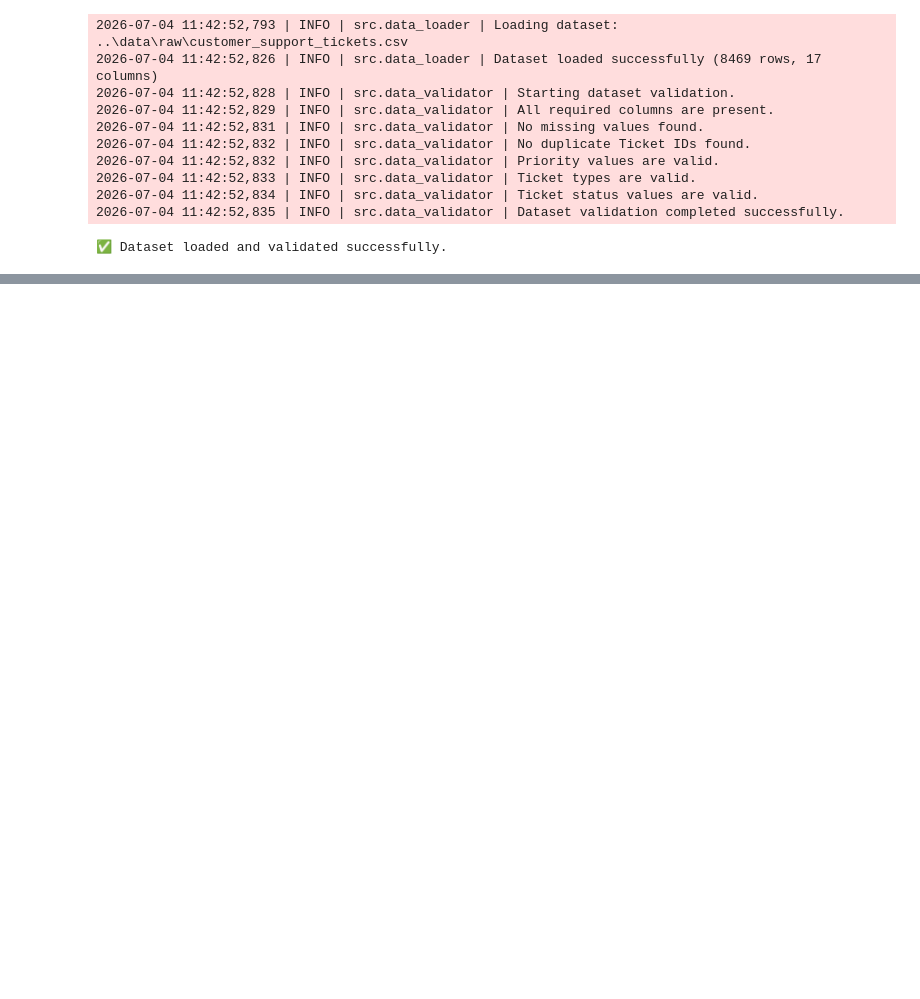
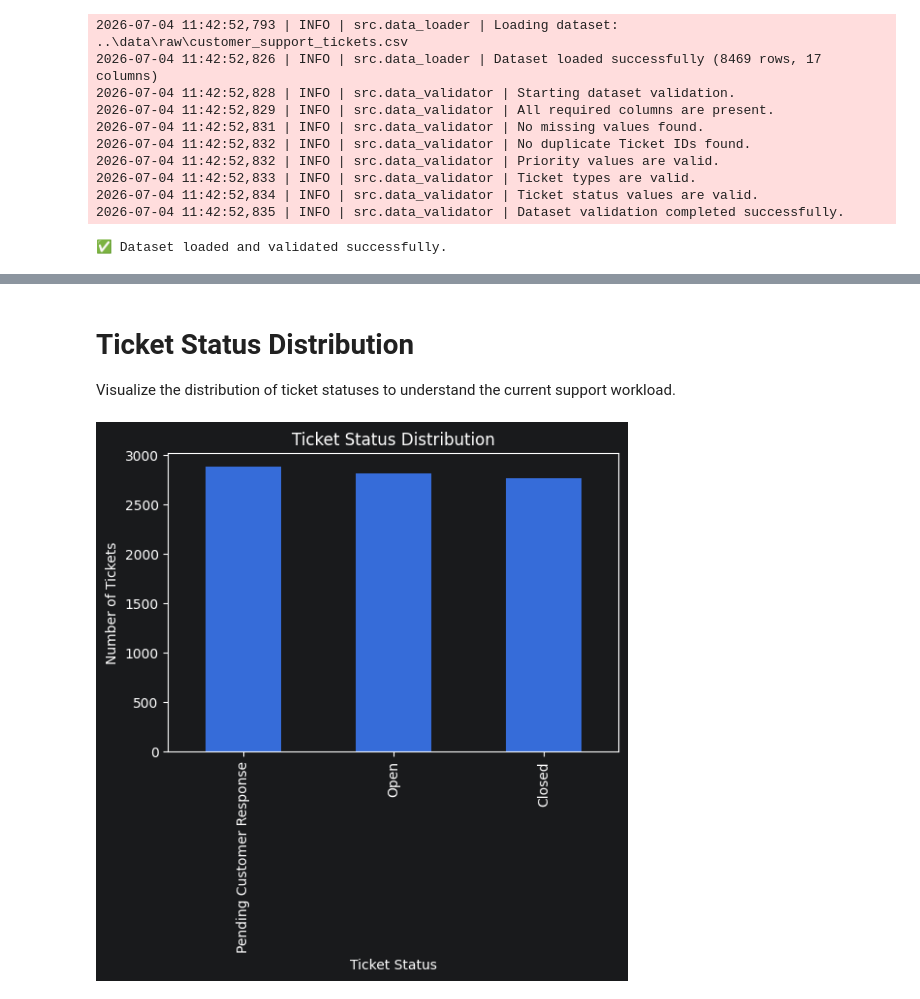
Before and after one commit to ADI-2707/QResolve, a Jupyter notebook: notebook/01_eda.ipynb, the cells around one changed output, grey strips where cells are left out. Drawn from its saved outputs; the diff is of its cells as text; code cells hidden in the pictures; blank space fills up the shorter version.

```diff
--- a/notebook/01_eda.ipynb
+++ b/notebook/01_eda.ipynb
@@ -118,0 +177,17 @@ print("✅ Dataset loaded and validated successfully.")
+# %% [markdown]
+# Ticket Status Distribution
+
+Visualize the distribution of ticket statuses to understand the current support workload.
+# %%
+status_counts = df["Ticket Status"].value_counts()
+
+plt.figure(figsize=(6, 4))
+status_counts.plot(kind="bar")
+
+plt.title("Ticket Status Distribution")
+plt.xlabel("Ticket Status")
+plt.ylabel("Number of Tickets")
+
+plt.show()
+# %% [output]
+[figure, added]
```
Also changed, not shown: parts of 48 cells of this notebook, 1 other file.
